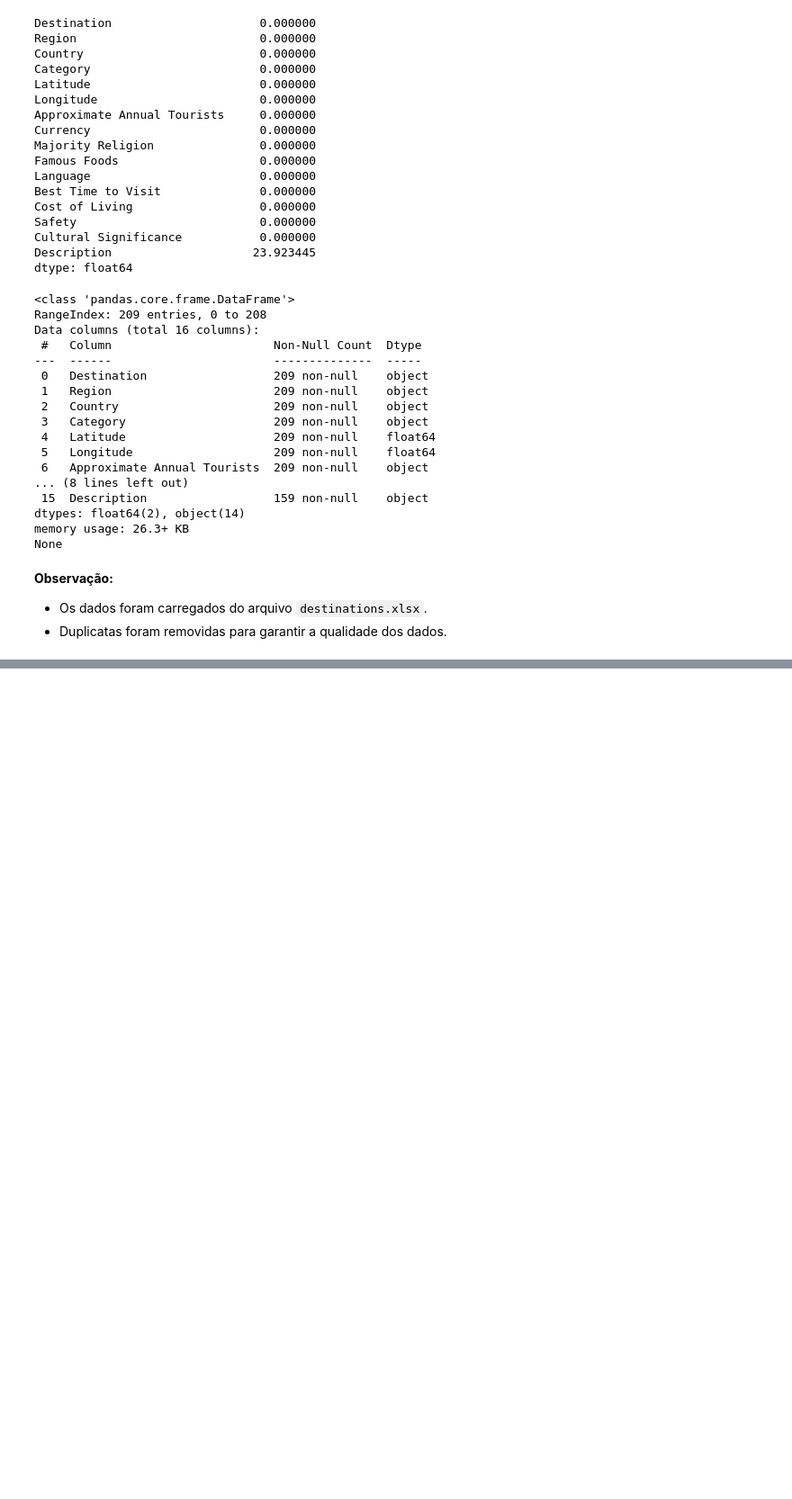
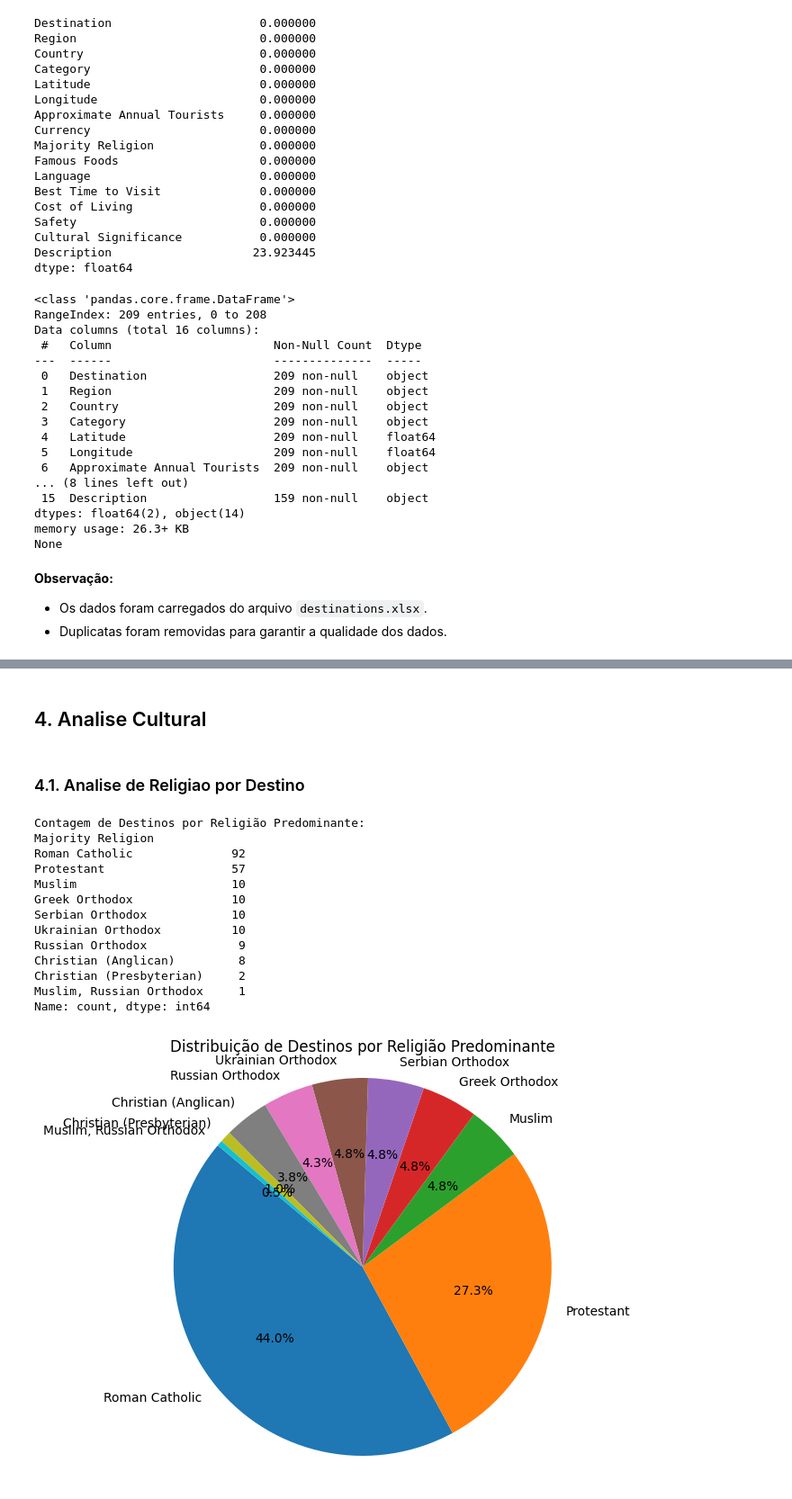
Before and after one commit to ChristopheAbelem/projeto_destiny, a Jupyter notebook: analise_tabela.ipynb, the cells around one changed output, grey strips where cells are left out. Shown at 90% size. Saved outputs shown, nothing was run; the diff lists cells and outputs as text; code cells hidden in the pictures; blank space fills up the shorter version.

```diff
--- a/analise_tabela.ipynb
+++ b/analise_tabela.ipynb
@@ -106,28 +101,0 @@ None
-# %%
-import pandas as pd
-import numpy as np
-
-#
-# Exibir dados originais antes da conversão
-print("Dados originais da França:")
-print(df[df['Country'].str.lower() == 'france'])
-
-# Função para converter valores da coluna 'Approximate Annual Tourists' apenas para a França
-def convert_france_tourists(value):
-    if isinstance(value, str):
-        # Se a palavra 'million' estiver presente
-        if 'million' in value:
-            # Extrair o número antes da palavra "million"
-            number_part = value.split()[0]  # pega o primeiro elemento
-            try:
-                return float(number_part) * 1_000_000  # multiplica por 1.000.000
-            except ValueError:
-                return np.nan  # Retorna NaN para valores não convertíveis
-    return value  # Retorna o valor original se não for uma string
-
-# Aplicar a conversão apenas para a França
-df.loc[df['Country'].str.lower() == 'frança', 'Approximate Annual Tourists'] = df.loc[df['Country'].str.lower() == 'frança', 'Approximate Annual Tourists'].apply(convert_france_tourists)
-
-# Exibir dados convertidos para a França
-print("\nDados convertidos para a França:")
-print(df[df['Country'].str.lower() == 'frança'])
@@ -182,0 +229,34 @@ Passing `palette` without assigning `hue` is deprecated and will be removed in v
+# %% [markdown]
+## 4. Analise Cultural
+# %% [markdown]
+### 4.1. Analise de Religiao por Destino
+# %%
+
+# Contar o número de destinos por religião predominante
+religion_counts = df['Majority Religion'].value_counts()
+
+# Exibir a contagem de destinos por religião predominante
+print("\nContagem de Destinos por Religião Predominante:")
+print(religion_counts)
+
+# Plotar o gráfico de pizza da distribuição de destinos por religião predominante
+plt.figure(figsize=(8, 6))
+plt.pie(religion_counts, labels=religion_counts.index, autopct='%1.1f%%', startangle=140)
+plt.title('Distribuição de Destinos por Religião Predominante')
+plt.axis('equal')  # Para deixar o gráfico de pizza circular
+plt.show()
+# %% [output]
+Contagem de Destinos por Religião Predominante:
+Majority Religion
+Roman Catholic              92
+Protestant                  57
+Muslim                      10
+Greek Orthodox              10
+Serbian Orthodox            10
+Ukrainian Orthodox          10
+Russian Orthodox             9
+Christian (Anglican)         8
+Christian (Presbyterian)     2
+Muslim, Russian Orthodox     1
+Name: count, dtype: int64
+[figure, added]
```
Also changed, not shown: parts of 12 cells of this notebook.
